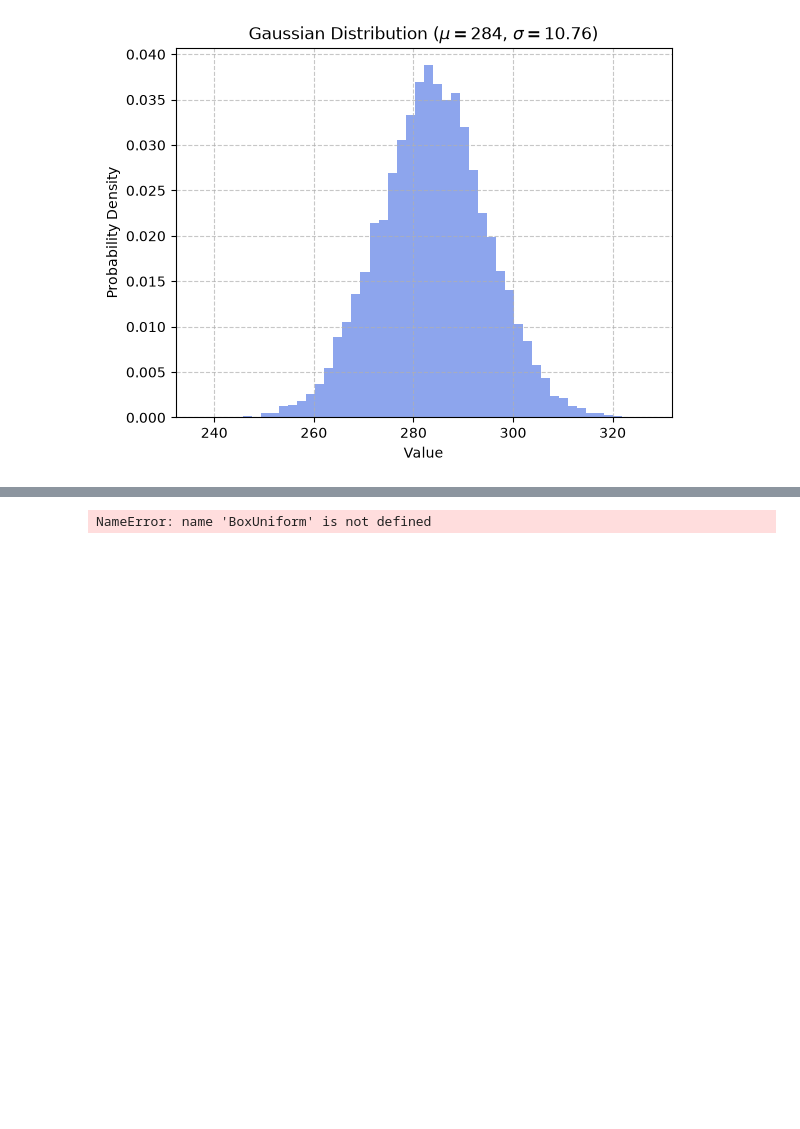
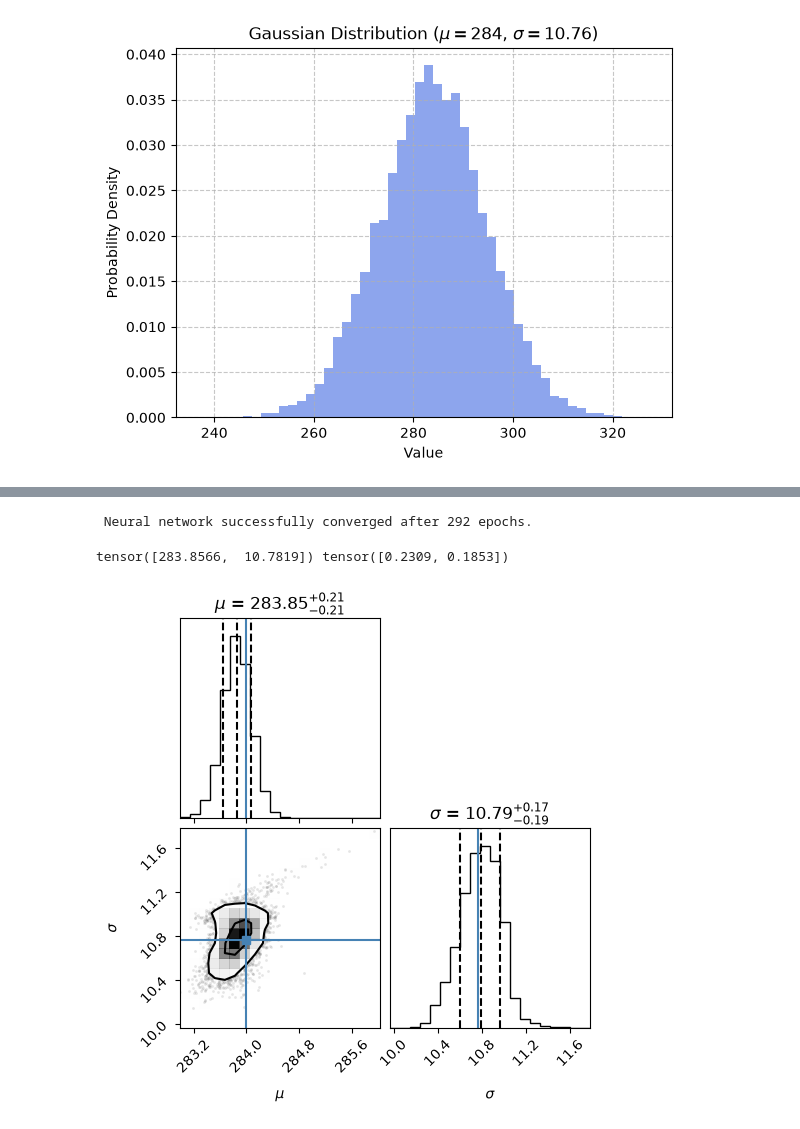
Before and after one commit to jarachisholm/SBI_clustering, a Jupyter notebook: distribution_inference.ipynb, the cells around one changed output, grey strips where cells are left out. Drawn from its saved outputs; the diff is of its cells as text; code cells hidden in the pictures; blank space fills up the shorter version.

```diff
--- a/distribution_inference.ipynb
+++ b/distribution_inference.ipynb
@@ -95,27 +62,48 @@ AttributeError: 'numpy.ndarray' object has no attribute 'to_numpy'
-# %%
-
-prior = BoxUniform(
-    low=torch.tensor([250.0, 1.0]),
-    high=torch.tensor([320.0, 30.0]),)
-
-n_points = 100
-
-def simulator(theta):
-    mu, sigma = theta[0], theta[1]
-    data = mu + sigma * torch.randn(n_points)
-    return torch.stack([data.mean(), data.std()])
-
-n_simulations = 2000
-theta_train = prior.sample((n_simulations,))
-x_train = torch.stack([simulator(t) for t in theta_train])
-
-inference = NPE(prior=prior)
-inference.append_simulations(theta_train, x_train)
-density_estimator = inference.train()
-posterior = inference.build_posterior(density_estimator)
-
-obs = torch.tensor(observed, dtype=torch.float32)
-x_o = torch.stack([obs.mean(), obs.std()])
-post_samples = posterior.sample((5000,), x=x_o)
-# %% [output]
-NameError: name 'BoxUniform' is not defined
+# %%
+edges = np.linspace(230, 340, 51)
+centers = 0.5 * (edges[:-1] + edges[1:])
+x_grid = torch.tensor(centers, dtype=torch.float32)
+
+import math
+prior = MultipleIndependent([
+    Normal(torch.tensor([300.0], dtype=torch.float32),
+           torch.tensor([25.0], dtype=torch.float32)),
+    LogNormal(torch.tensor([math.log(10.0)], dtype=torch.float32),
+              torch.tensor([0.5], dtype=torch.float32)),
+])
+
+noise_std = 0.001
+
+def simulator(theta, x=x_grid):
+    mu, sigma = theta[0], theta[1]
+    pdf = (1 / (sigma * np.sqrt(2 * np.pi))) * torch.exp(-0.5 * ((x - mu) / sigma) ** 2)
+    return pdf + noise_std * torch.randn_like(pdf)
+
+n_simulations = 2000
+theta_train = prior.sample((n_simulations,))
+x_train = torch.stack([simulator(t) for t in theta_train])
+
+inference = NPE(prior=prior)
+inference.append_simulations(theta_train, x_train)
+density_estimator = inference.train()
+posterior = inference.build_posterior(density_estimator)
+
+
+y_obs, _ = np.histogram(observed, bins=edges, density=True)
+x_o = torch.tensor(y_obs, dtype=torch.float32)
+
+post_samples = posterior.sample((5000,), x=x_o)
+print(post_samples.mean(0), post_samples.std(0))  # should be near [284, 10.76]
+# %% [output]
+ Neural network successfully converged after 292 epochs.
+tensor([283.8566,  10.7819]) tensor([0.2309, 0.1853])
+# %%
+#Make corner plot
+flat_samples = post_samples.numpy()
+
+labels = [r"$\mu$", r"$\sigma$"]
+truths = [mu, sigma]
+
+fig = cp.corner(flat_samples[:, :2], labels=labels, truths=truths, levels=[0.393, 0.865], quantiles=[0.16, 0.5, 0.84], title_quantiles=[0.16, 0.5, 0.84], show_titles=True, title_kwargs={"fontsize": 12})
+# %% [output]
+[figure, added]
```
Also changed, not shown: parts of 5 cells of this notebook.
